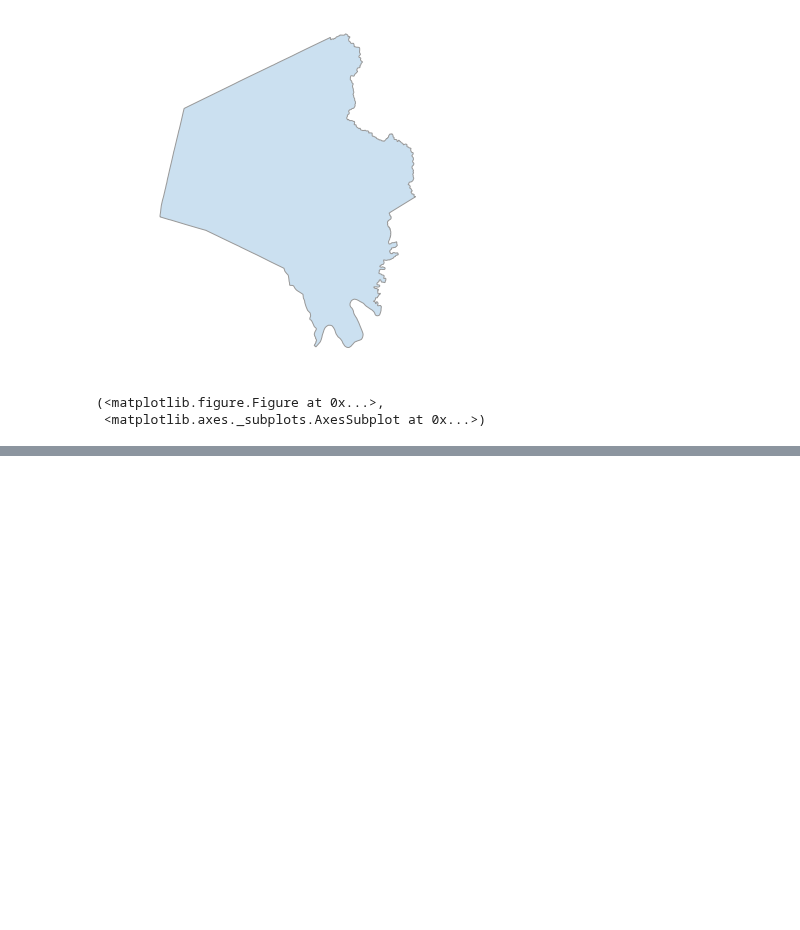
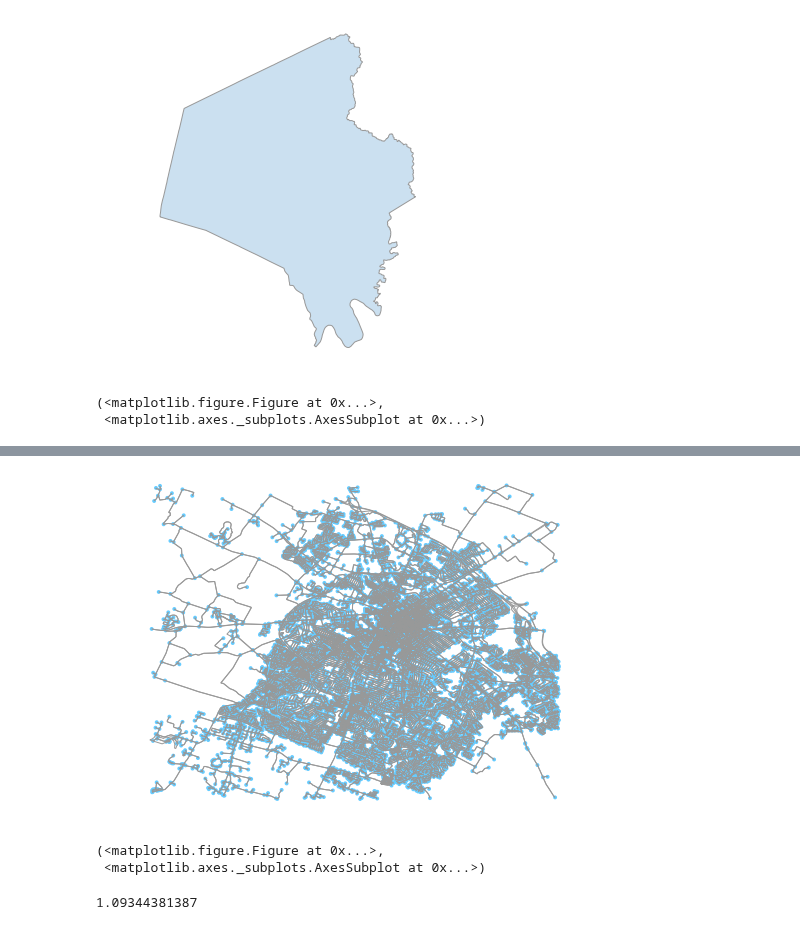
Before and after one commit to uky-transport-data-science/ce599, a Jupyter notebook: 19-Matrix and Network Data/Networks.ipynb, the cells around one changed output, grey strips where cells are left out. Cells and saved outputs as stored; diff of their text form; code cells hidden in the pictures; blank space fills up the shorter version.

```diff
--- a/19-Matrix and Network Data/Networks.ipynb
+++ b/19-Matrix and Network Data/Networks.ipynb
@@ -54,0 +65,15 @@ ox.plot_graph(G_projected)
+# %%
+G = ox.graph_from_point((38.033337, -84.523257), distance=10560, network_type='all')
+ox.plot_graph(G)
+# %% [output]
+[figure, added]
+(<matplotlib.figure.Figure at 0x...>,
+ <matplotlib.axes._subplots.AxesSubplot at 0x...>)
+# %%
+#G = ox.graph_from_place('Santa Monica, CA', network_type='walk')
+basic_stats = ox.basic_stats(G)
+print(basic_stats['circuity_avg'])
+extended_stats = ox.extended_stats(G, bc=True)
+print(extended_stats['betweenness_centrality_avg'])
+# %% [output]
+1.09344381387
```
Also changed, not shown: parts of 4 cells of this notebook.
